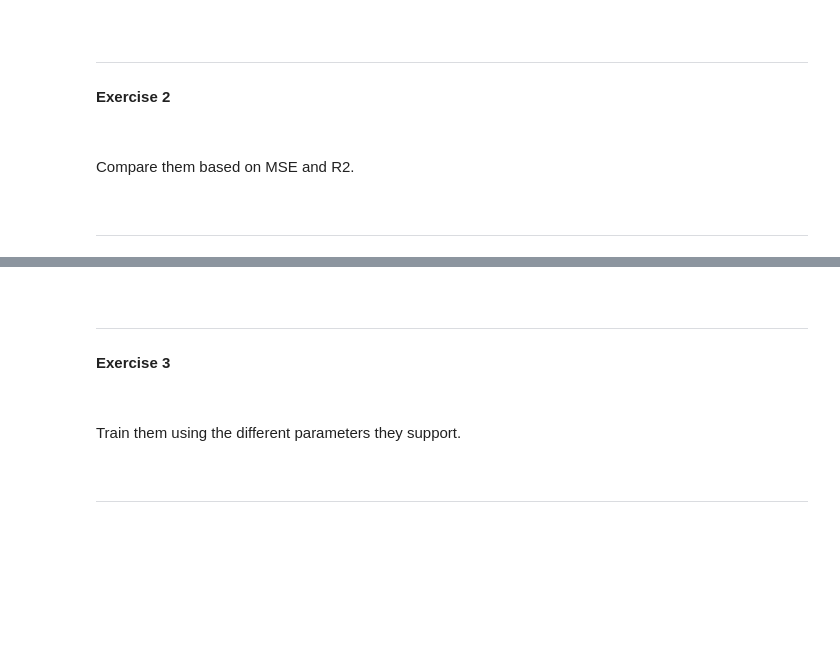
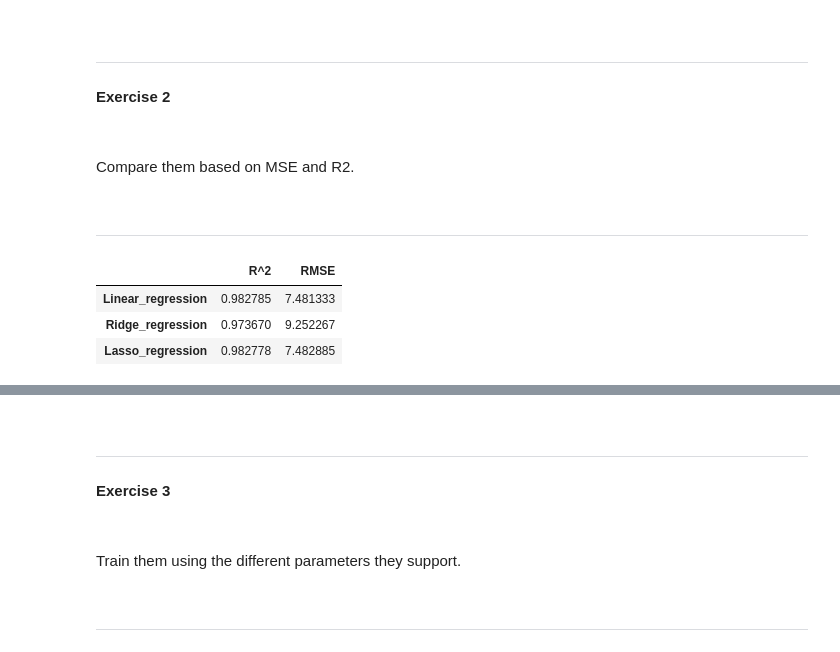
Before and after one commit to Pevicsanch/Supervised-Learning-regressio, a Jupyter notebook: s09_t02_Regression_Models.ipynb, the cells around one changed output, grey strips where cells are left out. Cells and saved outputs as stored; diff of their text form; code cells hidden in the pictures; blank space fills up the shorter version.

```diff
--- a/s09_t02_Regression_Models.ipynb
+++ b/s09_t02_Regression_Models.ipynb
@@ -24,0 +263,10 @@ ___
+# %%
+#prepare the explanatory variable
+X_label_ =  X_label.reset_index(drop=True)
+X_num_ = X_num.reset_index(drop=True)
+X_cat_encoder = X_cat_encoder.reset_index(drop=True)
+
+frames = [X_label_, X_cat_encoder, X_num_]
+
+
+X = pd.concat(frames, axis=1)
@@ -24,0 +399,25 @@ ___
+# %%
+# Create training and test sets
+# X_lasso = X.values
+# y_lasso = y["ArrDelay"].values
+
+X_train, X_test, y_train, y_test = train_test_split(X_num, y,
+test_size = 0.3, random_state=42)
+
+# Create the regressor: lasso
+lasso =Lasso()
+
+# Fit the regressor to the training data
+lasso.fit(X_train,y_train)
+
+# # Predict on the test data: y_pred
+y_pred = lasso.predict(X_test)
+
+# # Compute and print R^2 and RMSE
+r2_lasso = lasso.score(X_test, y_test)
+print("R^2: {}".format(r2_lasso))
+
+rmse_lasso = np.sqrt(mean_squared_error(y_test,y_pred))
+
+print("Root Mean Squared Error: {}".format(rmse_lasso))
+print("Number of features used: {}".format(np.sum(lasso.coef_ != 0)))
@@ -33,3 +440,17 @@ Compare them based on MSE and R2.
 
 $~$
 ___
+# %%
+# assign data of lists.
+data = {'R^2':[r2_reg,r2_ridge,r2_lasso], 'RMSE':[rmse_reg,rmse_ridge,rmse_lasso]}
+
+# Creates pandas DataFrame.
+df = pd.DataFrame(data, index =['Linear_regression', 'Ridge_regression', 'Lasso_regression'])
+
+# print the dataframe
+df
+# %% [output]
+|  | R^2 | RMSE |
+| Linear_regression | 0.982785 | 7.481333 |
+| Ridge_regression | 0.973670 | 9.252267 |
+| Lasso_regression | 0.982778 | 7.482885 |
```
Also changed, not shown: parts of 63 cells of this notebook.
